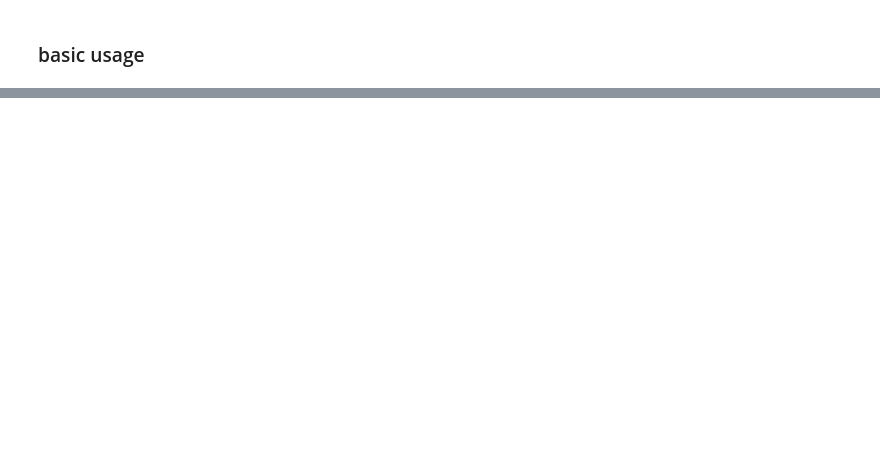
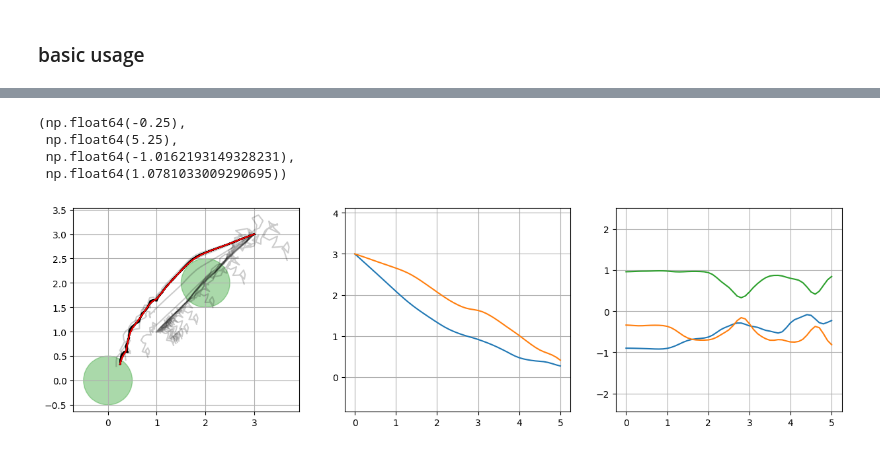
Before and after one commit to UW-CTRL/stljax, a Jupyter notebook: demo.ipynb, the cells around one changed output, grey strips where cells are left out. Drawn from its saved outputs; the diff is of its cells as text; code cells hidden in the pictures; blank space fills up the shorter version.

```diff
--- a/demo.ipynb
+++ b/demo.ipynb
@@ -106,4 +152,0 @@ Array([[[-1.5154667e-04],
-# %%
-np.random.seed(123)
-controls = jnp.array(np.random.randn(1,T,2))
-state0 = jnp.array(np.random.randn(1,1,2)) - 4.0
@@ -113,11 +152,0 @@ formula = Eventually(distance_to_origin < 0.5)
-# %%
-u_max = 1.0
-def loss(controls, state0, approx_method="true", temperature=None):
-    # generate trajectory from control sequence and reverse
-    traj_reversed = jnp.flip(simulate_dynamics(controls, state0), axis=1)
-    # compute norm (reversed)
-    distance_reversed = jnp.linalg.norm(traj_reversed, axis=-1, keepdims=True)
-    return -formula.robustness(distance_reversed, time_dim=1, approx_method=approx_method, temperature=temperature).mean() + \
-            0.1 * (jnp.diff(controls, axis=1)**2).sum(-1).mean() # can add other loss terms if desired.
-
-loss(controls, state0), loss(controls, state0, "logsumexp", 10)
@@ -179,0 +227,41 @@ make_stl_graph(formula)
+# %%
+fig, axs = plt.subplots(1,3, figsize=(15,4)) # note we must use plt.subplots, not plt.subplot
+
+ax = axs[0]
+circle1 = plt.Circle((0, 0), 0.5, color='C2', alpha=0.4)
+circle2 = plt.Circle(obstacle_center[0,0], 0.5, color='C2', alpha=0.4)
+
+ax.add_patch(circle1)
+ax.add_patch(circle2)
+
+[ax.plot(*s[0].T, color="k", alpha=0.2) for s in states_[::10]]
+[ax.plot(*s[0].T, color="r") for s in states_[-1:]]
+
+# ax.scatter(states_[0][0,0,:1], states_[0][0,0,1:], zorder=10)
+
+ax.grid()
+# ax.set_xlim([-5,1])
+# ax.set_ylim([-4,1])
+ax.axis("equal")
+
+# plot x, y
+ax = axs[1]
+ax.plot(ts, states_[-1][0,:-1,:1])
+ax.plot(ts, states_[-1][0,:-1,1:])
+ax.grid()
+ax.axis("equal")
+
+
+# plot control signal
+ax = axs[2]
+ax.plot(ts, controls[0,:,:1])
+ax.plot(ts, controls[0,:,1:])
+ax.plot(ts, jnp.linalg.norm(controls, axis=-1).squeeze())
+ax.grid()
+ax.axis("equal")
+# %% [output]
+(np.float64(-0.25),
+ np.float64(5.25),
+ np.float64(-1.0162193149328231),
+ np.float64(1.0781033009290695))
+[figure, added]
```
Also changed, not shown: parts of 34 cells of this notebook, 1 other file.
